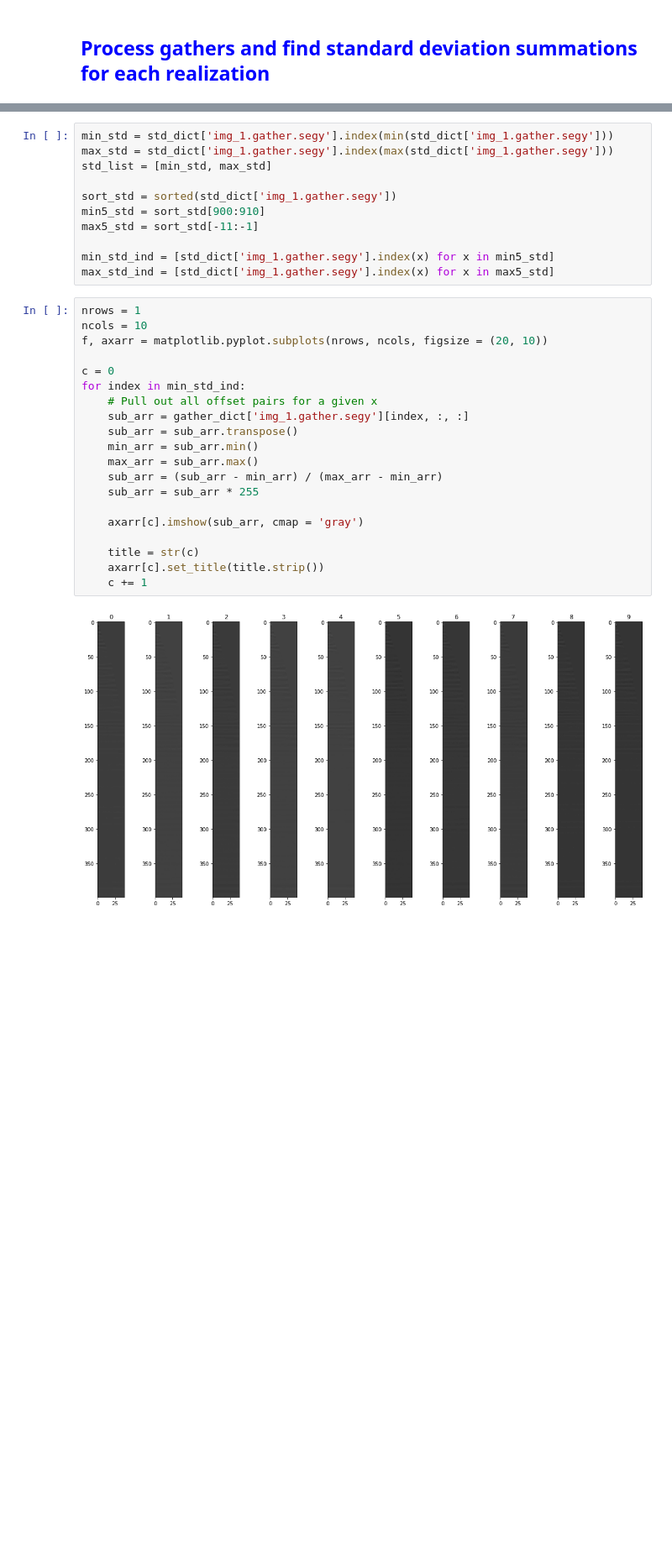
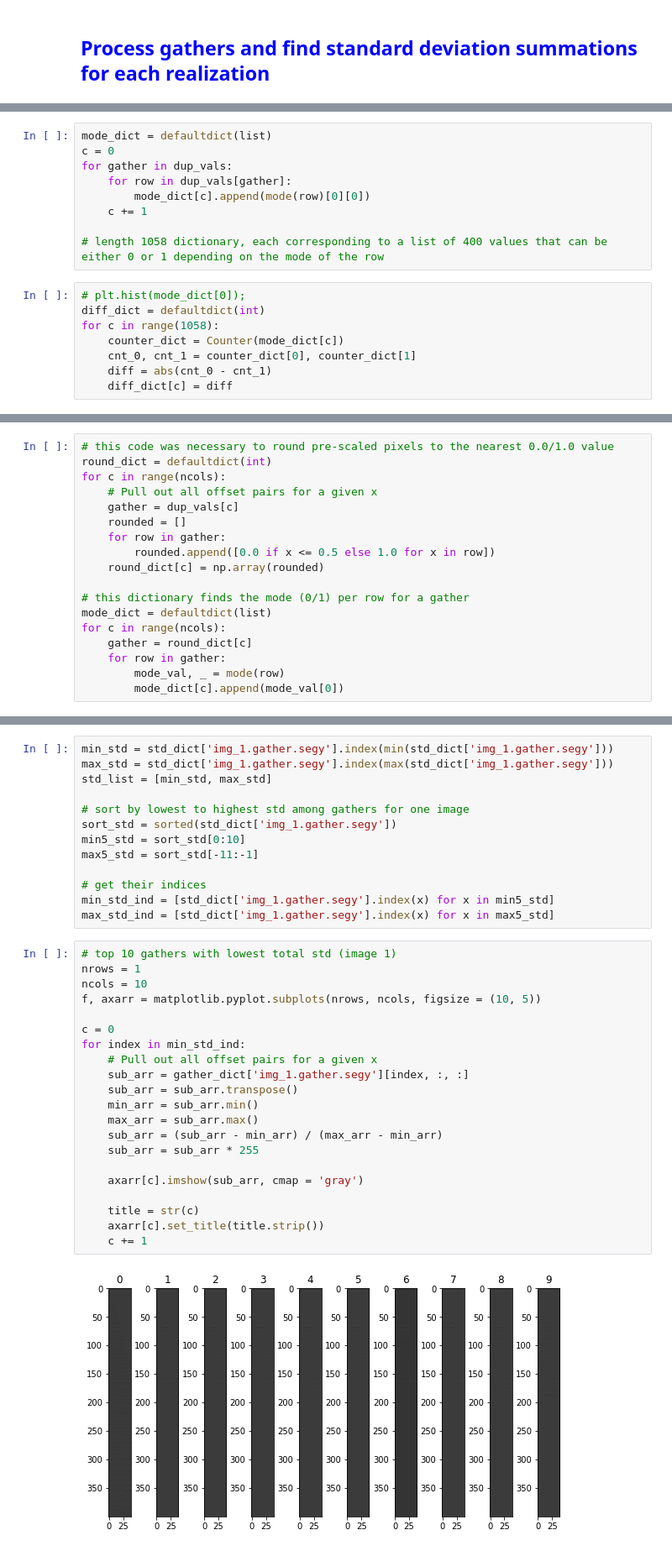
Before and after one commit to agrippa/geo-owl-ogy, a Jupyter notebook: Josh's Workspace/sandbox.ipynb, the cells around one changed output, grey strips where cells are left out. Shown: that part at 84% size. Cells and saved outputs as stored; diff of their text form; blank space fills up the shorter version.

```diff
--- a/Josh's Workspace/sandbox.ipynb
+++ b/Josh's Workspace/sandbox.ipynb
@@ -237,0 +249,17 @@ for c in range(ncols):
+# %%
+mode_dict = defaultdict(list)
+c = 0
+for gather in dup_vals:
+    for row in dup_vals[gather]:
+        mode_dict[c].append(mode(row)[0][0])
+    c += 1
+
+# length 1058 dictionary, each corresponding to a list of 400 values that can be either 0 or 1 depending on the mode of the row
+# %%
+# plt.hist(mode_dict[0]);
+diff_dict = defaultdict(int)
+for c in range(1058):
+    counter_dict = Counter(mode_dict[c])
+    cnt_0, cnt_1 = counter_dict[0], counter_dict[1]
+    diff = abs(cnt_0 - cnt_1)
+    diff_dict[c] = diff
@@ -237,0 +271,18 @@ for c in range(ncols):
+# %%
+# this code was necessary to round pre-scaled pixels to the nearest 0.0/1.0 value
+round_dict = defaultdict(int)
+for c in range(ncols):
+    # Pull out all offset pairs for a given x
+    gather = dup_vals[c]
+    rounded = []
+    for row in gather:
+        rounded.append([0.0 if x <= 0.5 else 1.0 for x in row])
+    round_dict[c] = np.array(rounded)
+
+# this dictionary finds the mode (0/1) per row for a gather
+mode_dict = defaultdict(list)
+for c in range(ncols):
+    gather = round_dict[c]
+    for row in gather:
+        mode_val, _ = mode(row)
+        mode_dict[c].append(mode_val[0])
@@ -276,32 +340,35 @@ min_std = std_dict['img_1.gather.segy'].index(min(std_dict['img_1.gather.segy'])
 max_std = std_dict['img_1.gather.segy'].index(max(std_dict['img_1.gather.segy']))
 std_list = [min_std, max_std]
 
+# sort by lowest to highest std among gathers for one image
 sort_std = sorted(std_dict['img_1.gather.segy'])
-min5_std = sort_std[900:910]
+min5_std = sort_std[0:10]
 max5_std = sort_std[-11:-1]
 
+# get their indices
 min_std_ind = [std_dict['img_1.gather.segy'].index(x) for x in min5_std]
 max_std_ind = [std_dict['img_1.gather.segy'].index(x) for x in max5_std]
 # %%
+# top 10 gathers with lowest total std (image 1)
 nrows = 1
 ncols = 10
-f, axarr = matplotlib.pyplot.subplots(nrows, ncols, figsize = (20, 10))
+f, axarr = matplotlib.pyplot.subplots(nrows, ncols, figsize = (10, 5))
 
 c = 0
 for index in min_std_ind:
     # Pull out all offset pairs for a given x
     sub_arr = gather_dict['img_1.gather.segy'][index, :, :]
     sub_arr = sub_arr.transpose()
     min_arr = sub_arr.min()
     max_arr = sub_arr.max()
     sub_arr = (sub_arr - min_arr) / (max_arr - min_arr)
     sub_arr = sub_arr * 255
 
     axarr[c].imshow(sub_arr, cmap = 'gray')
 
     title = str(c)
     axarr[c].set_title(title.strip())
     c += 1
 # %% [output]
-[figure, old version]
+[figure, new version]
 # %%
```
Also changed, not shown: parts of 16 cells of this notebook.
